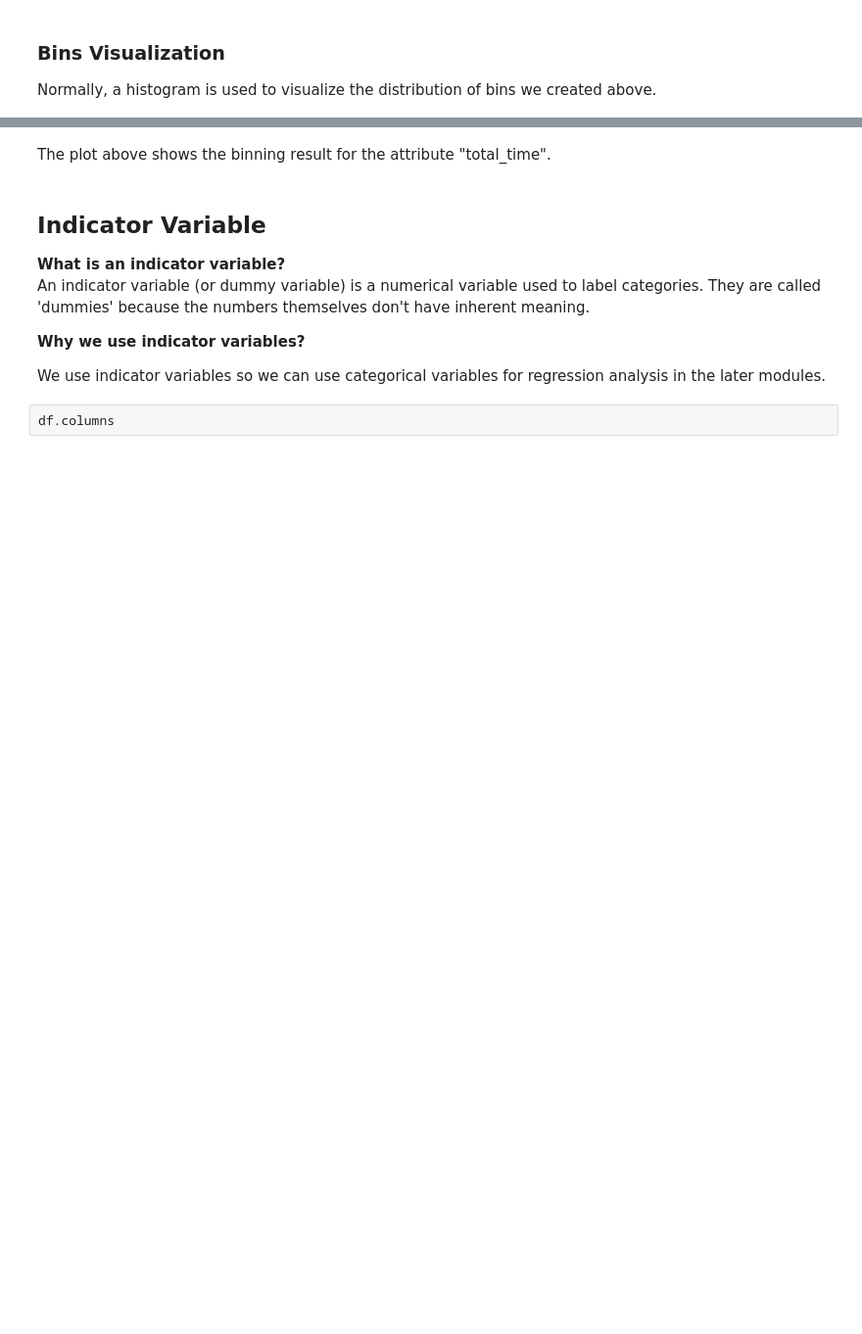
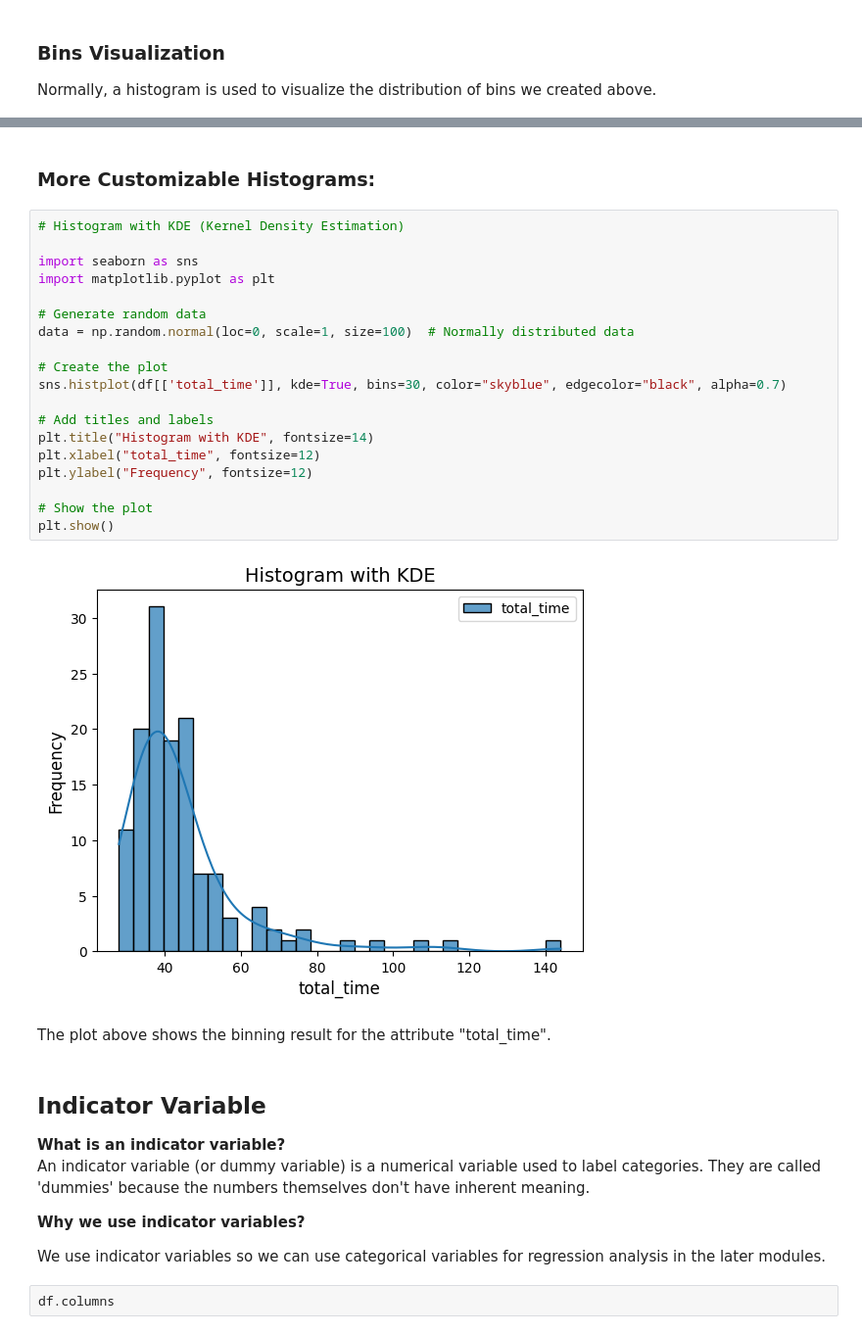
Before and after one commit to UsmanovSla/MGD-RSS, a Jupyter notebook: model/dataScience/DS_02_Exploration.ipynb, the cells around one changed output, grey strips where cells are left out. Shown at 98% size. Saved outputs shown, nothing was run; the diff lists cells and outputs as text; blank space fills up the shorter version.

```diff
--- a/model/dataScience/DS_02_Exploration.ipynb
+++ b/model/dataScience/DS_02_Exploration.ipynb
@@ -240,3 +240,26 @@ Text(0.5, 1.0, 'total_time bins')
+# %% [markdown]
+### More Customizable Histograms:
+# %%
+# Histogram with KDE (Kernel Density Estimation)
+
+import seaborn as sns
+import matplotlib.pyplot as plt
+
+# Generate random data
+data = np.random.normal(loc=0, scale=1, size=100)  # Normally distributed data
+
+# Create the plot
+sns.histplot(df[['total_time']], kde=True, bins=30, color="skyblue", edgecolor="black", alpha=0.7)
+
+# Add titles and labels
+plt.title("Histogram with KDE", fontsize=14)
+plt.xlabel("total_time", fontsize=12)
+plt.ylabel("Frequency", fontsize=12)
+
+# Show the plot
+plt.show()
+# %% [output]
+[figure, added]
 # %% [markdown]
 The plot above shows the binning result for the attribute "total_time".
 # %% [markdown]
```
Also changed, not shown: parts of 12 cells of this notebook, 8 other files.
